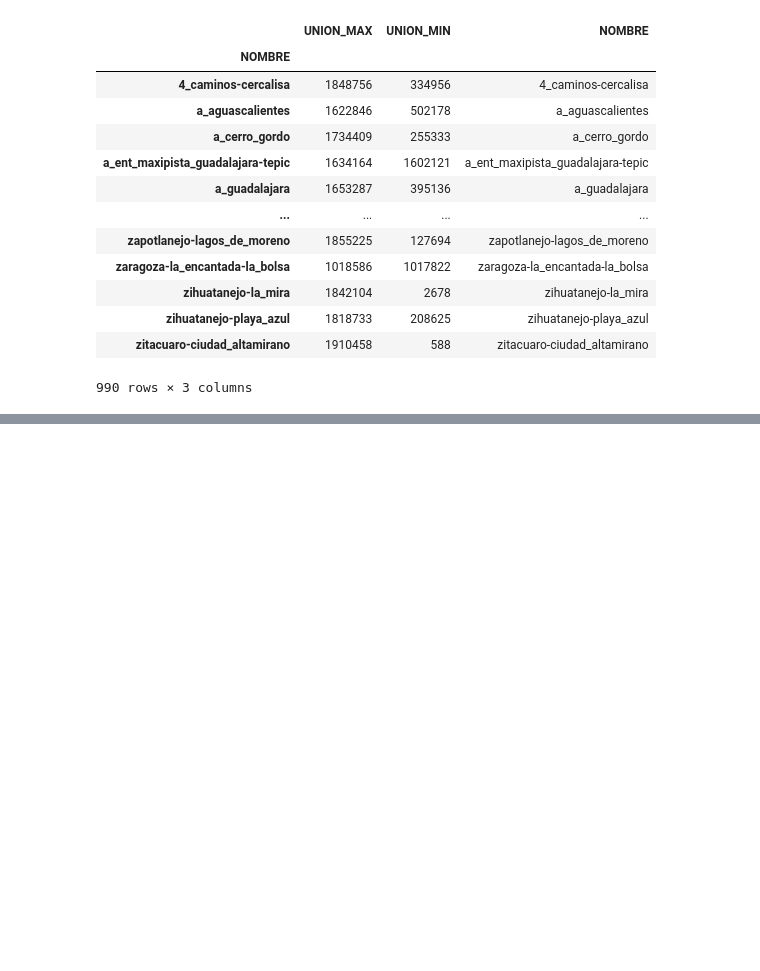
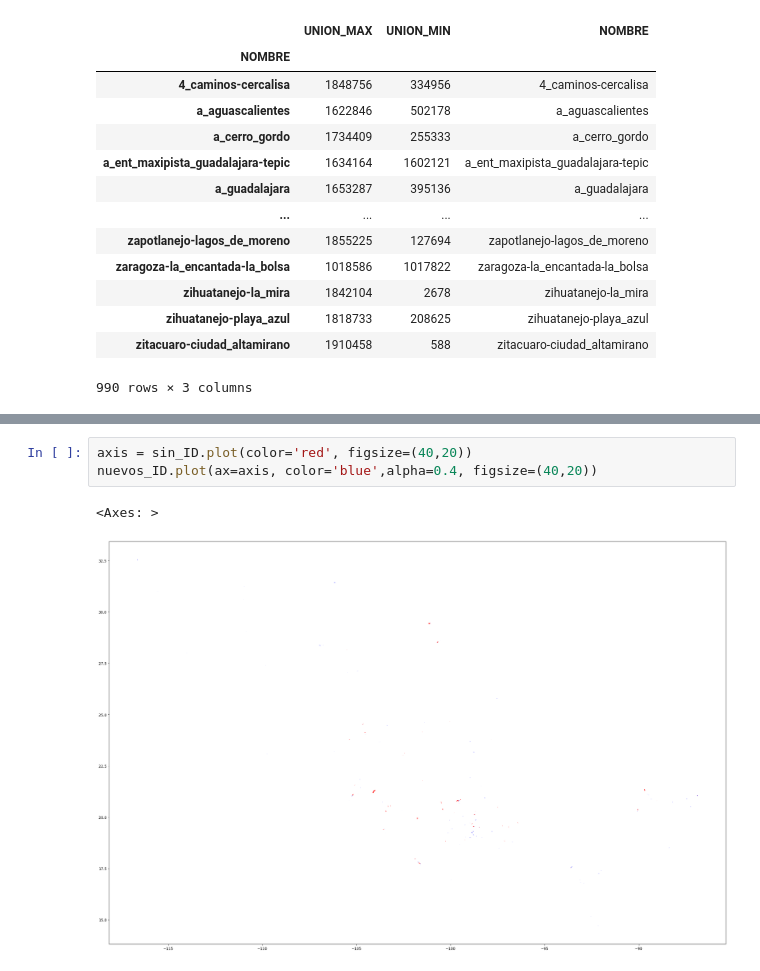
Before and after one commit to JorgeICS/Primeos_Analisis_Geopandas, a Jupyter notebook: nodos_ciclo.ipynb, the cells around one changed output, grey strips where cells are left out. Cells and saved outputs as stored; diff of their text form; blank space fills up the shorter version.

```diff
--- a/nodos_ciclo.ipynb
+++ b/nodos_ciclo.ipynb
@@ -244,0 +439,6 @@ CF_INI_FIN
+# %%
+axis = sin_ID.plot(color='red', figsize=(40,20))
+nuevos_ID.plot(ax=axis, color='blue',alpha=0.4, figsize=(40,20))
+# %% [output]
+<Axes: >
+[figure, added]
```
Also changed, not shown: parts of 17 cells of this notebook.
